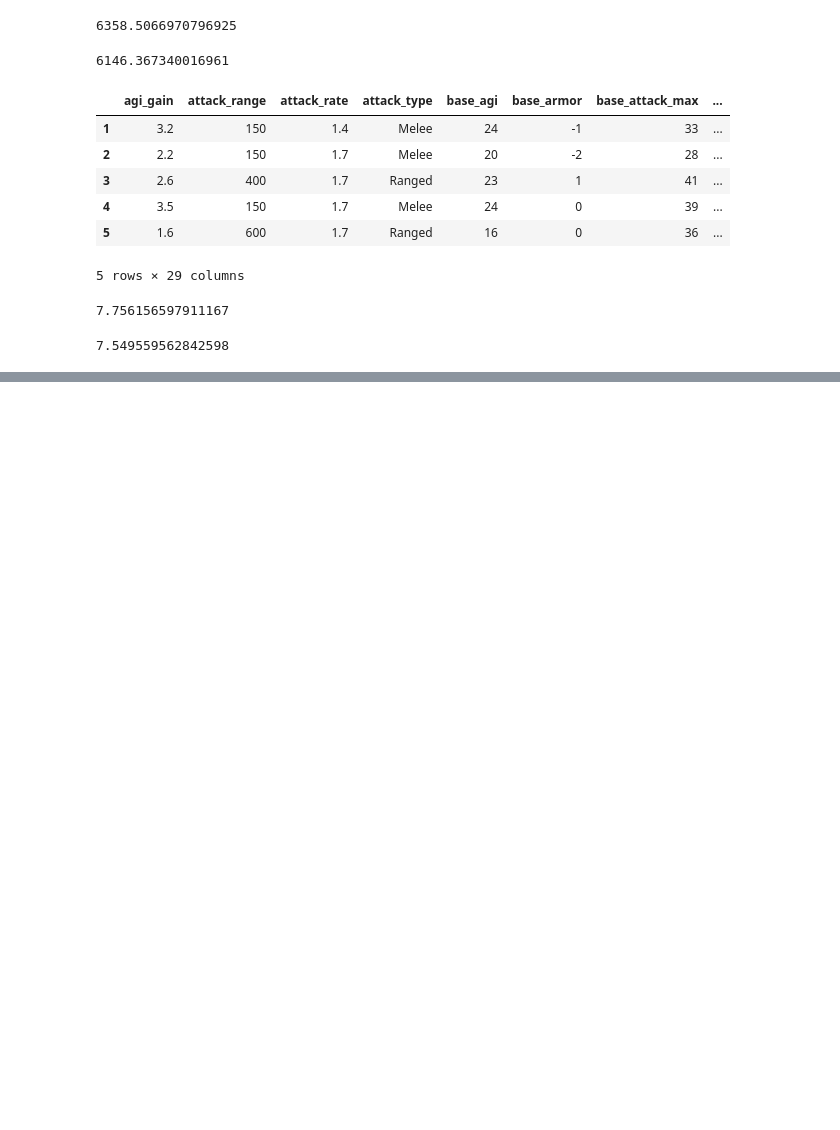
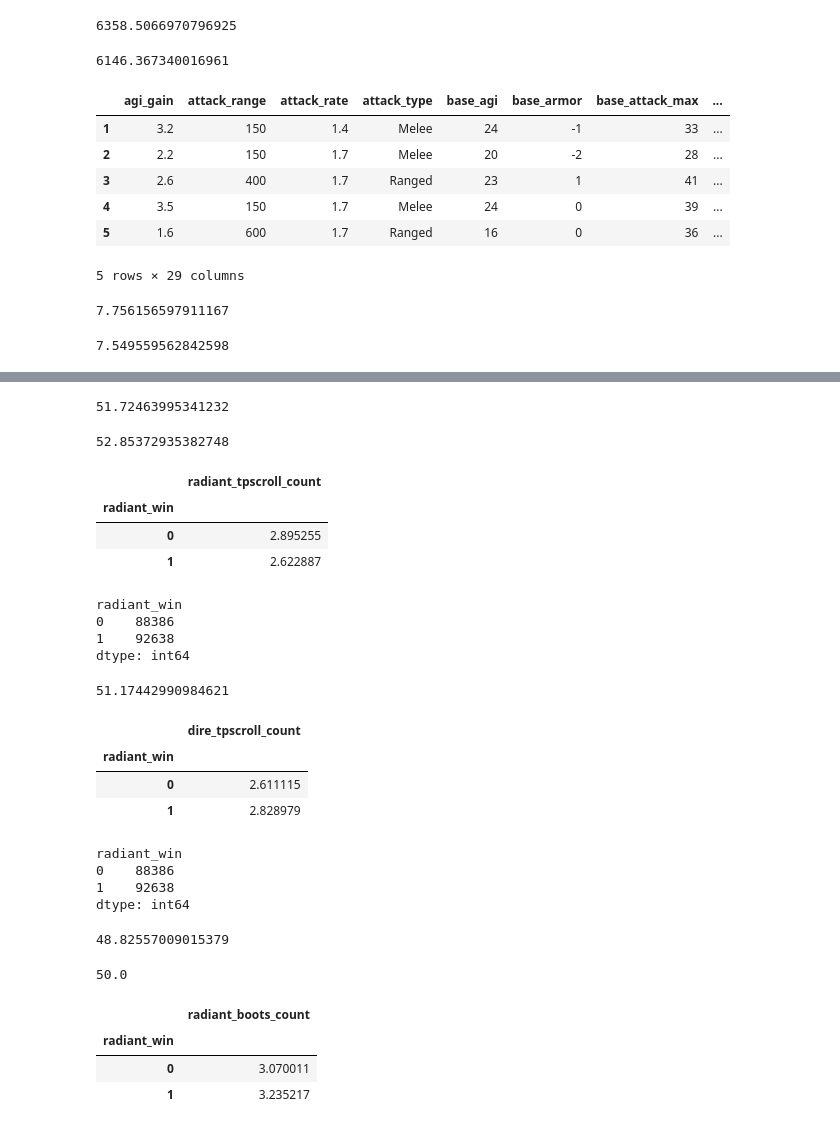
Before and after one commit to nathanConn/Springboard, a Jupyter notebook: Capstone 1.ipynb, the cells around one changed output, grey strips where cells are left out. Saved outputs shown, nothing was run; the diff lists cells and outputs as text; code cells hidden in the pictures; blank space fills up the shorter version.

```diff
--- a/Capstone 1.ipynb
+++ b/Capstone 1.ipynb
@@ -314,0 +416,75 @@ d_courier.groupby(['radiant_win']).mean()
+# %%
+#dire win rate with flying courier item
+d_fcourier_win_per = d_fcourier_win[0] / (d_fcourier_win[0] + d_fcourier_win[1])*100
+d_fcourier_win_per
+# %% [output]
+51.72463995341232
+# %%
+#overall flying courier item win rate
+fcourier_win_per = (r_fcourier_win_per + d_fcourier_win_per)/2
+fcourier_win_per
+# %% [output]
+52.85372935382748
+# %%
+#slice radiant time at first tpscroll item purchase with win, drop na to subset matches with radiant tpscroll purchase only
+r_scroll = df[['radiant_tpscroll_count', 'radiant_win']].dropna()
+r_scroll.groupby(['radiant_win']).mean()
+# %% [output]
+|  | radiant_tpscroll_count |
+| radiant_win |  |
+| 0 | 2.895255 |
+| 1 | 2.622887 |
+# %%
+#count of matches won by radiant team with tpscroll purchase
+r_scroll_win = r_scroll.groupby(['radiant_win']).size()
+r_scroll_win
+# %% [output]
+radiant_win
+0    88386
+1    92638
+dtype: int64
+# %%
+#radiant win rate with tpscroll item
+r_scroll_win_per = r_scroll_win[1] / (r_scroll_win[0] + r_scroll_win[1])*100
+r_scroll_win_per
+# %% [output]
+51.17442990984621
+# %%
+#slice dire time at first tpscroll item purchase with win, drop na to subset matches with dire tpscroll purchase only
+d_scroll = df[['dire_tpscroll_count', 'radiant_win']].dropna()
+d_scroll.groupby(['radiant_win']).mean()
+# %% [output]
+|  | dire_tpscroll_count |
+| radiant_win |  |
+| 0 | 2.611115 |
+| 1 | 2.828979 |
+# %%
+#count of matches won by dire team with tpscroll purchase
+d_scroll_win = d_scroll.groupby(['radiant_win']).size()
+d_scroll_win
+# %% [output]
+radiant_win
+0    88386
+1    92638
+dtype: int64
+# %%
+#dire win rate with tpscroll item
+d_scroll_win_per = d_scroll_win[0] / (d_scroll_win[0] + d_scroll_win[1])*100
+d_scroll_win_per
+# %% [output]
+48.82557009015379
+# %%
+#overall tpscroll item win rate
+scroll_win_per = (r_scroll_win_per + d_scroll_win_per)/2
+scroll_win_per
+# %% [output]
+50.0
+# %%
+#slice radiant time at first boots item purchase with win, drop na to subset matches with radiant boots purchase only
+r_boots = df[['radiant_boots_count', 'radiant_win']].dropna()
+r_boots.groupby(['radiant_win']).mean()
+# %% [output]
+|  | radiant_boots_count |
+| radiant_win |  |
+| 0 | 3.070011 |
+| 1 | 3.235217 |
```
Also changed, not shown: parts of 75 cells of this notebook.
